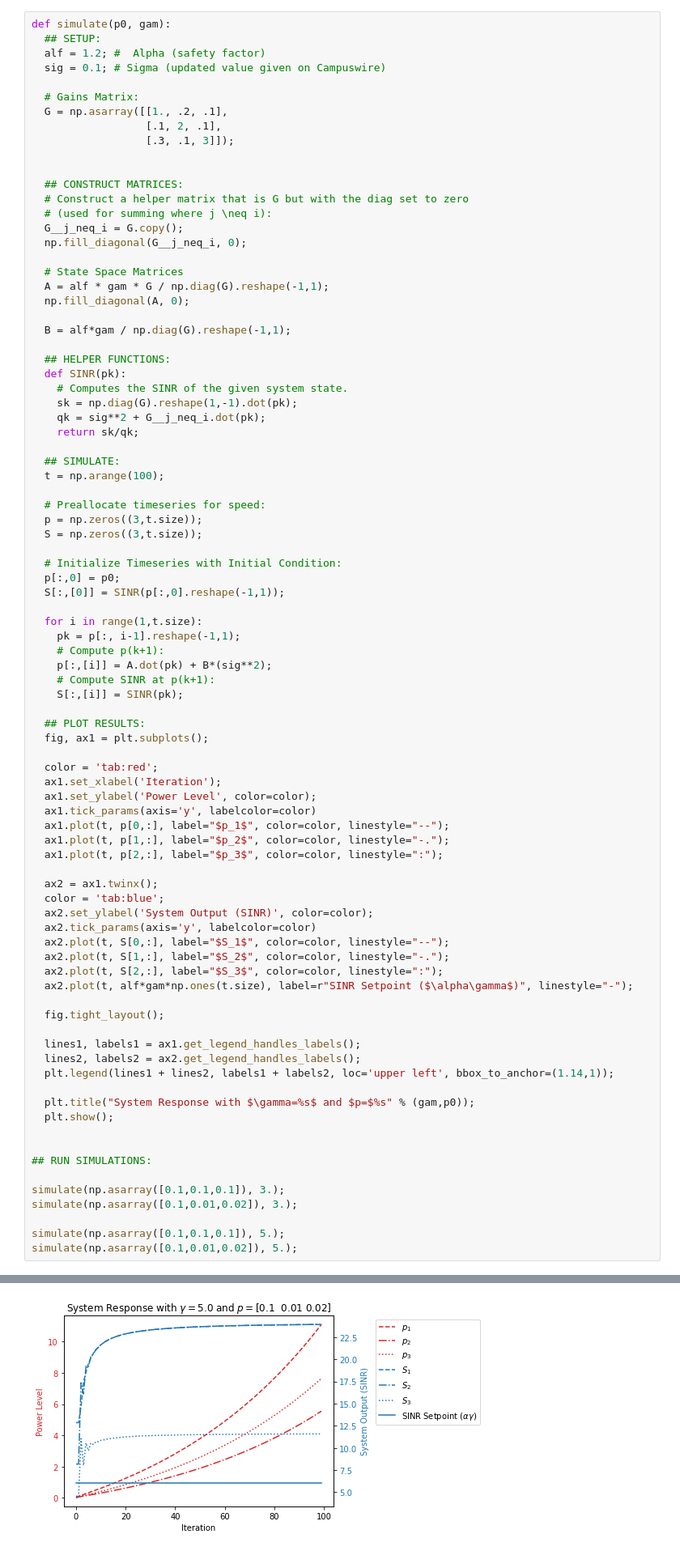
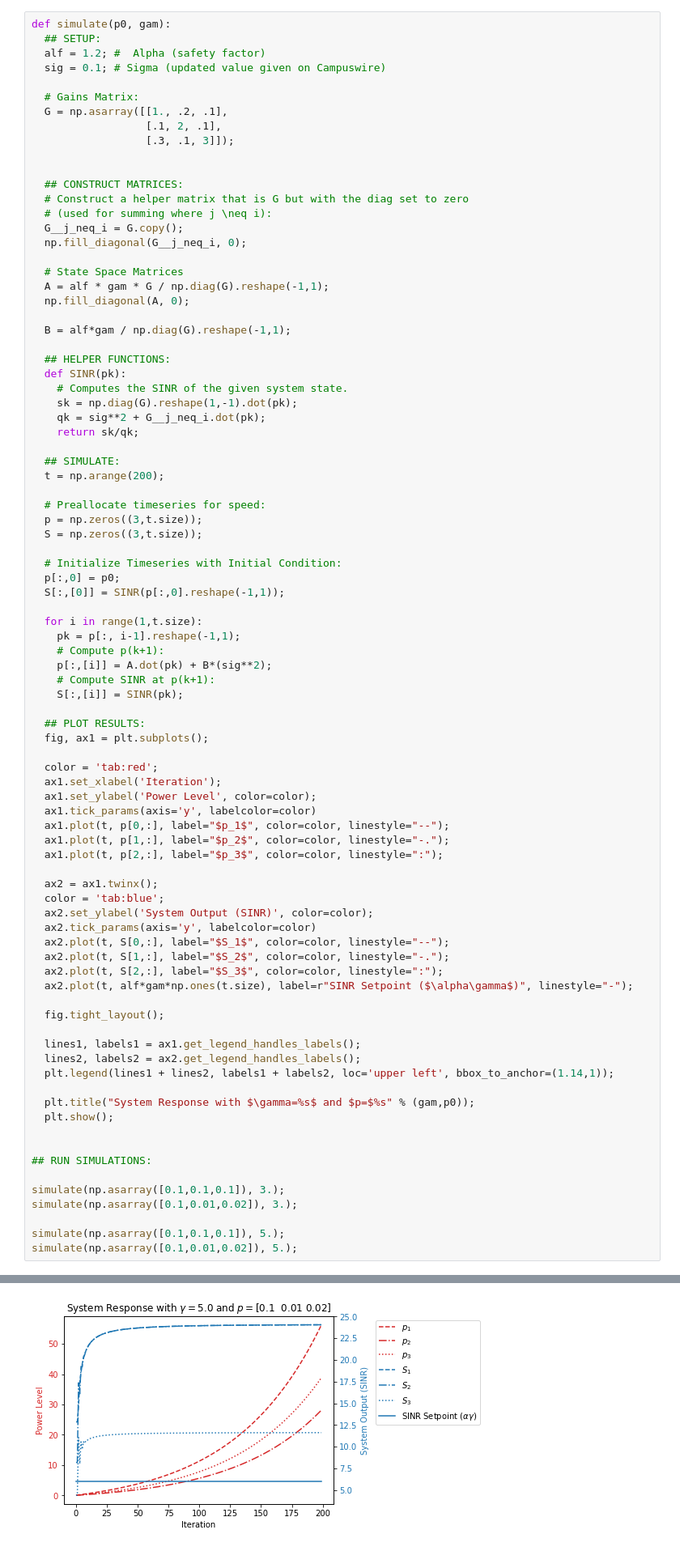
Before and after one commit to zCoCo/24677, a Jupyter notebook: PS1/2.2.ipynb, the cells around one changed output, grey strips where cells are left out. Shown: that part at 81% size. Cells and saved outputs as stored; diff of their text form.

```diff
--- a/PS1/2.2.ipynb
+++ b/PS1/2.2.ipynb
@@ -40,7 +40,7 @@ def simulate(p0, gam):
     return sk/qk;
 
   ## SIMULATE:
-  t = np.arange(100);
+  t = np.arange(200);
 
   # Preallocate timeseries for speed:
   p = np.zeros((3,t.size));
@@ -101 +101 @@ simulate(np.asarray([0.1,0.01,0.02]), 5.);
-[figure, old version]
+[figure, new version]
```
Also changed, not shown: parts of 1 cell of this notebook.
